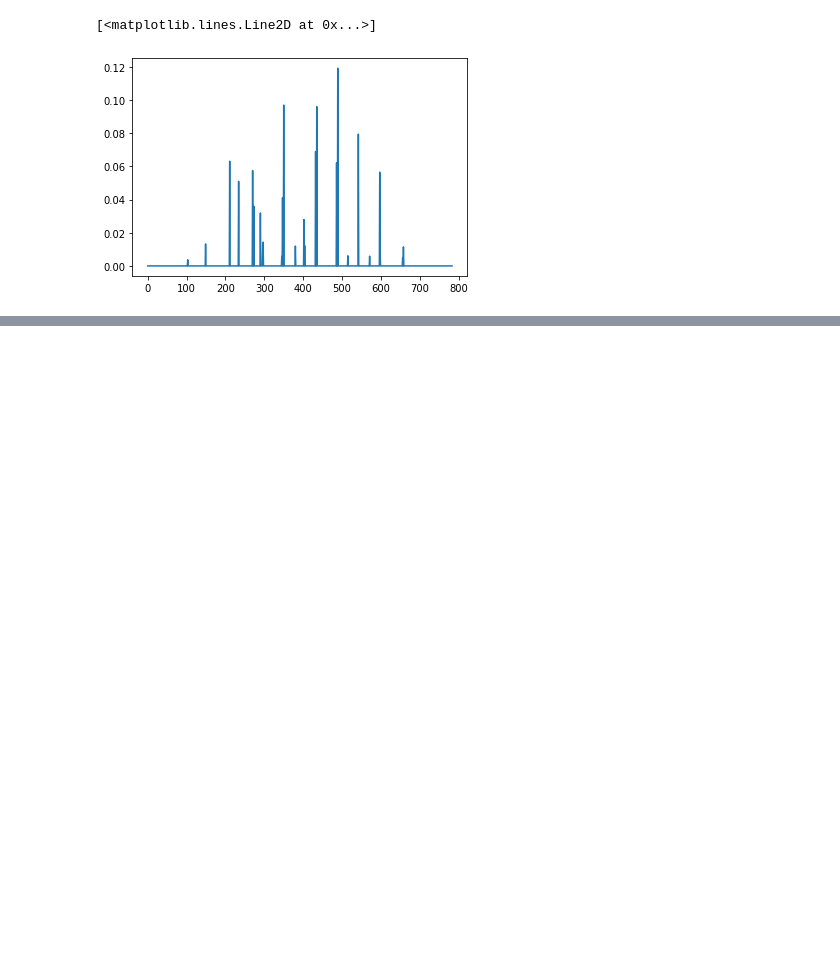
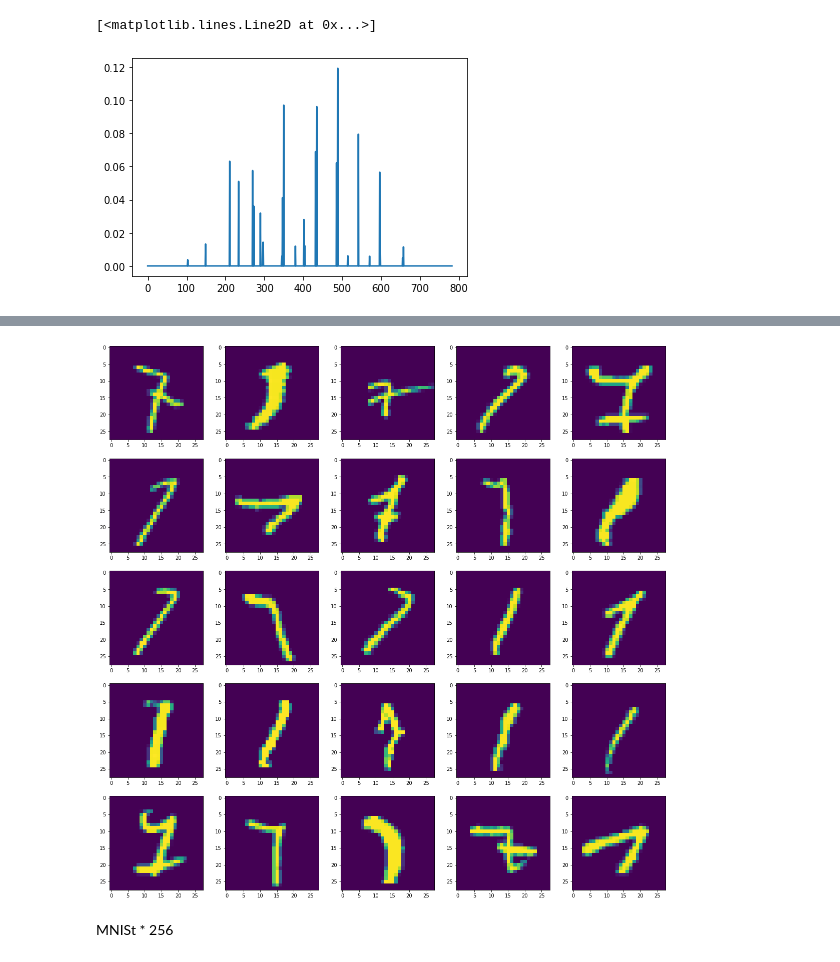
Before and after one commit to BearingBall/ML, a Jupyter notebook: 3.ipynb, the cells around one changed output, grey strips where cells are left out. Cells and saved outputs as stored; diff of their text form; code cells hidden in the pictures; blank space fills up the shorter version.

```diff
--- a/3.ipynb
+++ b/3.ipynb
@@ -175,0 +202,13 @@ plt.plot(model.feature_importances_)
+# %%
+decision_function = model.decision_function(X_local)
+support_vector_indices = np.where(
+    np.abs(decision_function) <= 1 + 1e-15)[0]
+support_vectors = X_local[support_vector_indices]
+plt.figure(figsize=(20,20))
+for i in range(25):
+    plt.subplot(5,5,i+1)
+    plt.imshow(support_vectors[i].reshape(28,28))
+# %% [output]
+[figure, added]
+# %% [markdown]
+MNISt * 256
```
Also changed, not shown: parts of 10 cells of this notebook.
